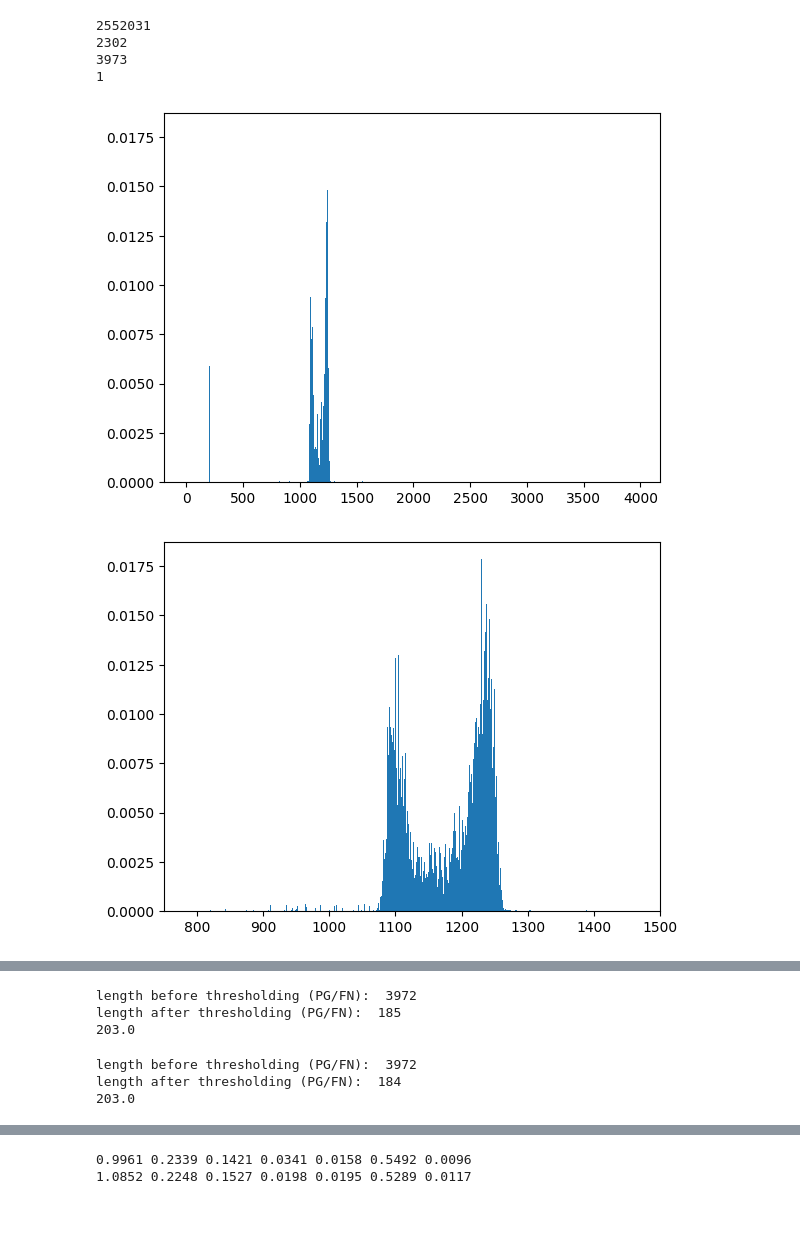
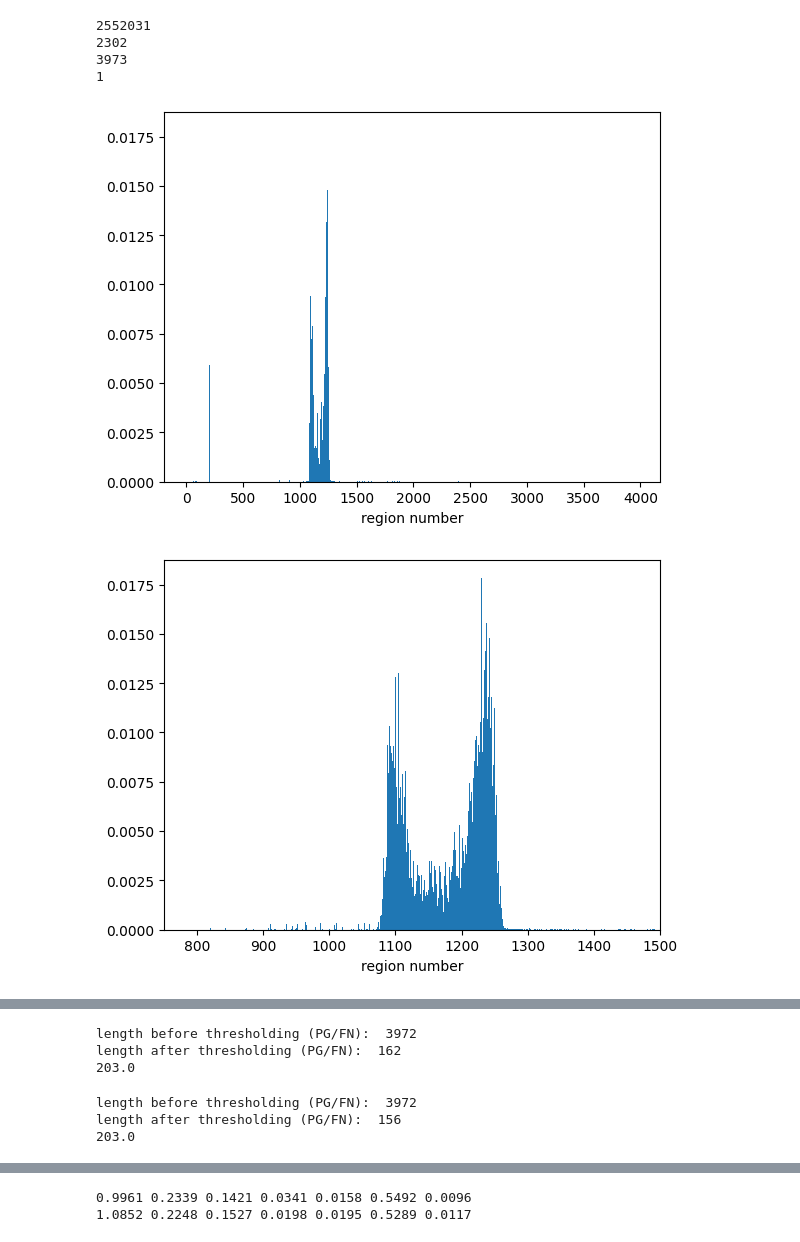
Before and after one commit to Bioproton/MedicalPhysicsScripts, a Jupyter notebook: NOVO/Spectroscopy/Data/test_data_loading.ipynb, the cells around one changed output, grey strips where cells are left out. Drawn from its saved outputs; the diff is of its cells as text; code cells hidden in the pictures; blank space fills up the shorter version.

```diff
--- a/NOVO/Spectroscopy/Data/test_data_loading.ipynb
+++ b/NOVO/Spectroscopy/Data/test_data_loading.ipynb
@@ -19,0 +29,32 @@ KeyboardInterrupt:
+# %%
+files = os.listdir(data_path)
+
+Tki_C12 = []
+etrack_C12 = []
+
+Tki_O16 = []
+etrack_O16 = []
+
+Tki_N14 = []
+etrack_N14 = []
+
+for file in files[:1]:
+    with open(data_path + "/" + file, "r") as f:
+        lines = f.readlines()
+        for line in lines:
+            elements = line.split()
+            Z = int(elements[5])
+            A = int(elements[6])
+            LLOUSE = int(elements[4])
+
+            if Z == 6 and A == 12 and LLOUSE == 1:
+                Tki_C12.append(float(elements[7]))
+                etrack_C12.append(float(elements[8]))
+
+            if Z == 8 and A == 16 and LLOUSE == 1:
+                Tki_O16.append(float(elements[7]))
+                etrack_O16.append(float(elements[8]))
+
+            if Z == 7 and A == 14 and LLOUSE == 1:
+                Tki_N14.append(float(elements[7]))
+                etrack_N14.append(float(elements[8]))
@@ -39,5 +98,8 @@ D:/Study_spectroscopy/HNC_simulations/sim_0_0/all_hits.txt successfully created
 # %%
-gamma_hits_path = r"d:\Study_spectroscopy\HNC_simulations\sim_0_0\gamma_hits.txt"
+gamma_hits_path = r"D:/hypoxia/compositions_1mrd_8stk/composition_8/gamma_hits.txt"
+#r"D:/hypoxia/6_element_phantom_only_density_change/composition_0/gamma_hits.txt"
+#r"D:/hypoxia/compositions_1mrd_8stk/composition_8/gamma_hits.txt"
+#r"d:\Study_spectroscopy\HNC_simulations\sim_0_0\gamma_hits.txt"
 '''
 with open(gamma_hits_path, "r") as f:
     lines = f.readlines()
@@ -58,8 +120,8 @@ def get_gamma_hits(gamma_hits_path):
 
         for line in lines:
             elements = np.array(line.split()).astype(float)
-            if elements[4] == 1.0: # just for checking change in voxel comp
-                hit_array.append(elements)
+            #if elements[4] == 1.0: # just for checking change in voxel comp
+            hit_array.append(elements)
 
     hit_array = np.array(hit_array)
 
@@ -422,40 +495,41 @@ print(min(regions_PG_FN_unique))
 # %%
 bins = np.linspace(1, 3973, 3973)
 
 counts, bin_edges = np.histogram(regions_PG_FN_int, bins = bins, density = True)
 counts_protons, bin_edges_protons = np.histogram(regions_proton_int, bins = bins, density = True)
 
 plt.figure()
 plt.bar(bin_edges[:-1], counts, width = np.diff(bin_edges), align='edge')
+plt.xlabel("region number")
 plt.show()
 
 
 plt.figure()
 plt.bar(bin_edges[:-1], counts, width = np.diff(bin_edges), align='edge')
 plt.xlim(750, 1500)
+plt.xlabel("region number")
 plt.show()
 
 plt.figure()
 plt.bar(bin_edges[:-1], counts, width = np.diff(bin_edges), align='edge', label = "PG_FN_prod")
 plt.bar(bin_edges_protons[:-1], counts_protons, width = np.diff(bin_edges), align='edge', label = "protons", alpha = 0.5)
 plt.legend()
 plt.xlim(750, 1500)
 plt.show()
 # %% [output]
-[figure, old version]
+[figure, new version]
-[figure, old version]
+[figure, new version]
 [figure]
 # %%
 
 
-thres = 0.03 * max(counts)
+thres = 0.1 * max(counts)
 validated_bins = []
 validated_bins_counts = []
 
 for i in range(len(counts)):
     count = counts[i]
     bin = bin_edges[i]
-
 
     if count > thres:
         validated_bins.append(bin)
@@ -469,10 +543,10 @@ print("length after thresholding (PG/FN): ", len(validated_bins))
 print(min(validated_bins))
 # %% [output]
 length before thresholding (PG/FN):  3972
-length after thresholding (PG/FN):  185
+length after thresholding (PG/FN):  162
 203.0
 # %%
-thres = 0.03 * max(counts_protons)
+thres = 0.1 * max(counts_protons)
 validated_bins_protons = []
 validated_bins_counts_protons = []
 
@@ -493,7 +567,7 @@ print("length after thresholding (PG/FN): ", len(validated_bins_protons))
 print(min(validated_bins_protons))
 # %% [output]
 length before thresholding (PG/FN):  3972
-length after thresholding (PG/FN):  184
+length after thresholding (PG/FN):  156
 203.0
 # %%
 plt.figure()
```
Also changed, not shown: parts of 54 cells of this notebook, 5 other files.
